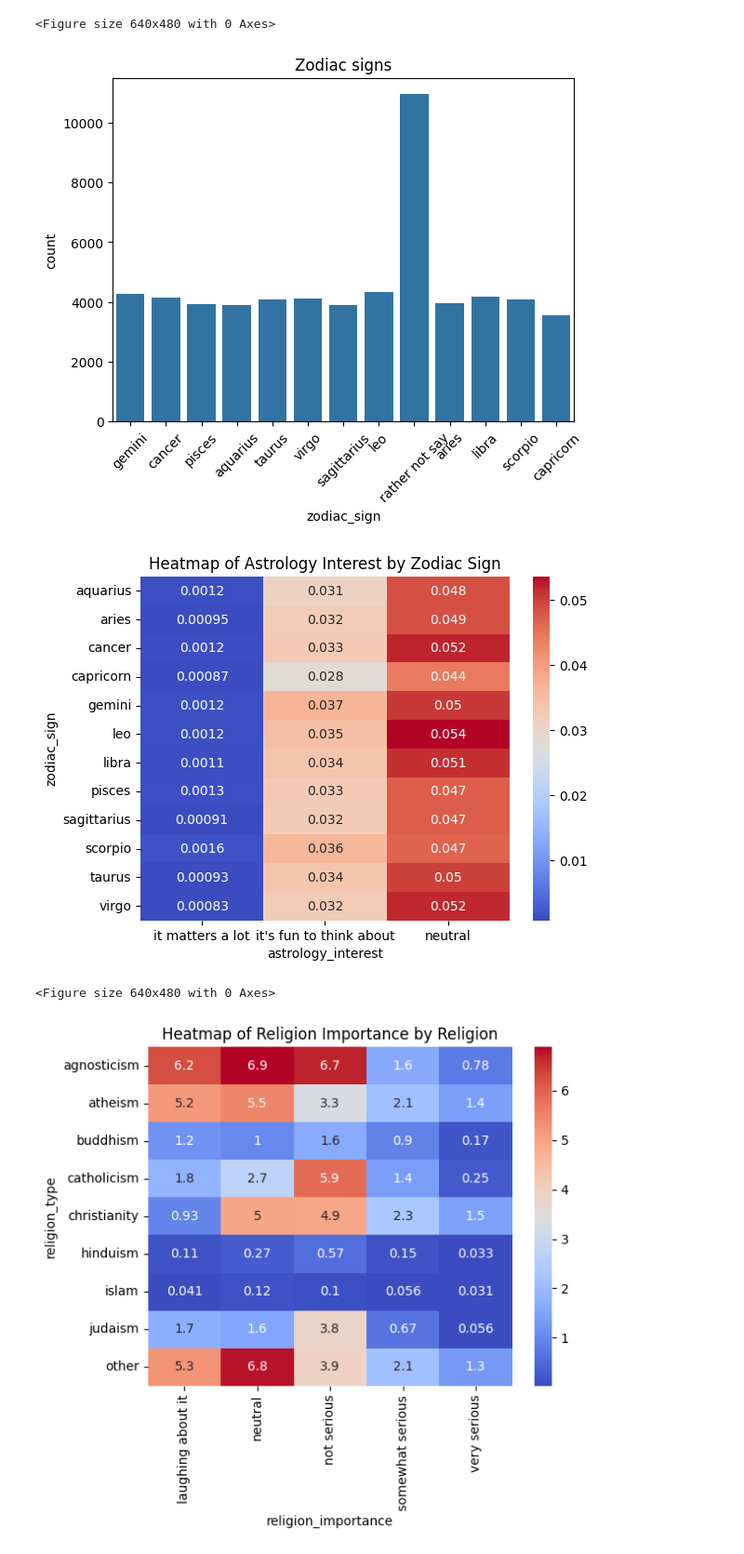
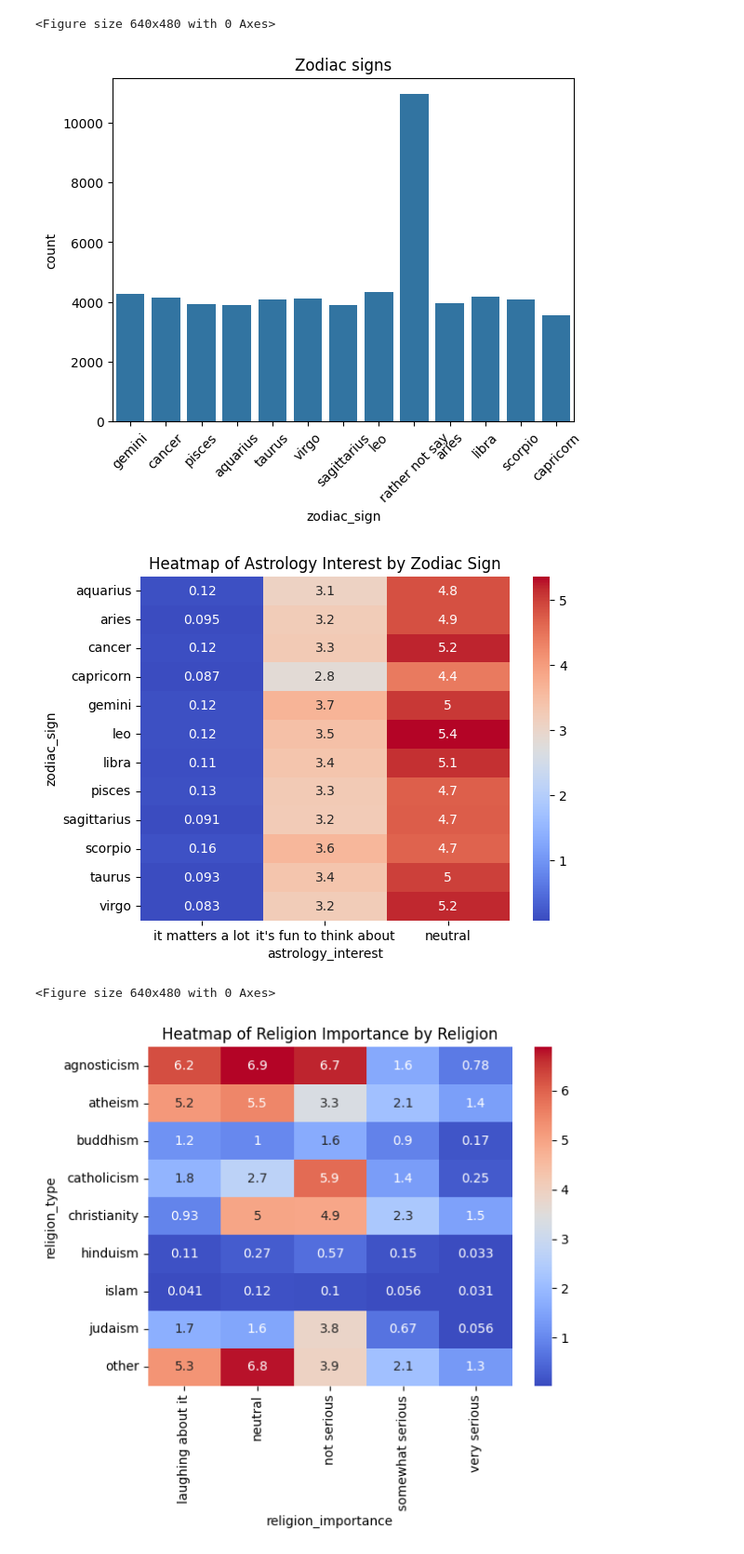
Before and after one commit to joshuacaiata/OK-Cupid-ML, a Jupyter notebook: date-a-scientist.ipynb, the cells around one changed output. Shown: that part at 93% size. Saved outputs shown, nothing was run; the diff lists cells and outputs as text; code cells hidden in the pictures.

```diff
--- a/date-a-scientist.ipynb
+++ b/date-a-scientist.ipynb
@@ -177,25 +177,23 @@ DATA CLEANING
 # remove rows with impossible values
 df = df[~df['age'].isin([109, 110])]
 
-# set NaN in body_type to rather not say
-colstofill = ['body_type', 'offspring', 'pets', 'religion', 'sign', 'smokes', 'speaks']
+# set NaN in various columns to rather not say
+colstofill = ['body_type', 'offspring', 'pets', 'religion', 'sign', 'smokes', 'speaks', 'job']
 for col in colstofill:
     df[col].fillna("rather not say", inplace=True)
 
 # remove rows with outliers for height
 df = df[(df['height'] >= 48) & (df['height'] <= 84)]
 
+# we are trying to predict status so we dont really want unknowns
 df = df[(df['status'] != 'unknown')]
-
-# Set empty job entry to rather not say
-df['job'].fillna("rather not say", inplace=True)
 
 # Make new city and state/country columns
 # Perform the split and expand to ensure two columns are always produced
 split_location = df['location'].str.split(', ', n=1, expand=True)
 
-# If the location does not have a comma, the second column might be filled with NaN.
-# You can fill NaN values with a placeholder or a specific string indicating missing information.
+# If the location does not have a comma, the second column might be filled with NaN
+# replace with Unknown
 split_location[1] = split_location[1].fillna('Unknown')
 
 # Assign the split columns back to the DataFrame with the correct column names
@@ -257,7 +255,6 @@ def findAgePercentiles(group):
 # Calculate thresholds for each age_decade
 thresholds = df.groupby('age_decade').apply(findAgePercentiles).reset_index()
 
-# Assuming the 'thresholds' DataFrame is correctly calculated
 df = pd.merge(df, thresholds, on='age_decade', how='left')
 
 # Function to categorize income based on the thresholds
@@ -302,24 +301,26 @@ plt.clf()
 [figure]
 <Figure size 640x480 with 0 Axes>
 # %%
+# Plot zodiac signs
 sns.countplot(x='zodiac_sign', data=df)
 plt.title("Zodiac signs")
 plt.xticks(rotation=45)
 plt.show()
 plt.clf()
 
 zodiacfilter = df[df['zodiac_sign'] != 'rather not say']
 contingency_table = pd.crosstab(zodiacfilter['zodiac_sign'], zodiacfilter['astrology_interest'])
-contingency_table = contingency_table / len(zodiacfilter)
+contingency_table = contingency_table / len(zodiacfilter) * 100
 contingency_table = contingency_table.loc[sorted(contingency_table.index)]
 
+# Make a heatmap. excluding rather not say otherwise it kind of throws it off and isnt as interesting
 sns.heatmap(contingency_table, annot=True, cmap='coolwarm')
 plt.title('Heatmap of Astrology Interest by Zodiac Sign')
 plt.show()
 plt.clf()
 # %% [output]
 [figure]
-[figure, old version]
+[figure, new version]
 <Figure size 640x480 with 0 Axes>
 # %%
 filteredreligion = df[df['religion_type'] != 'rather not say']
```
Also changed, not shown: parts of 18 cells of this notebook.
